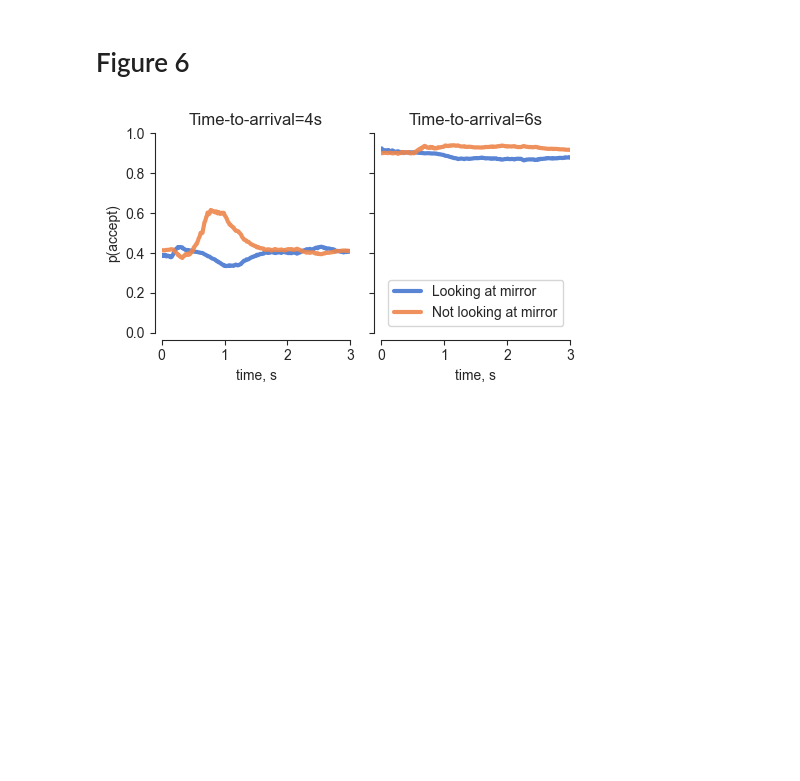
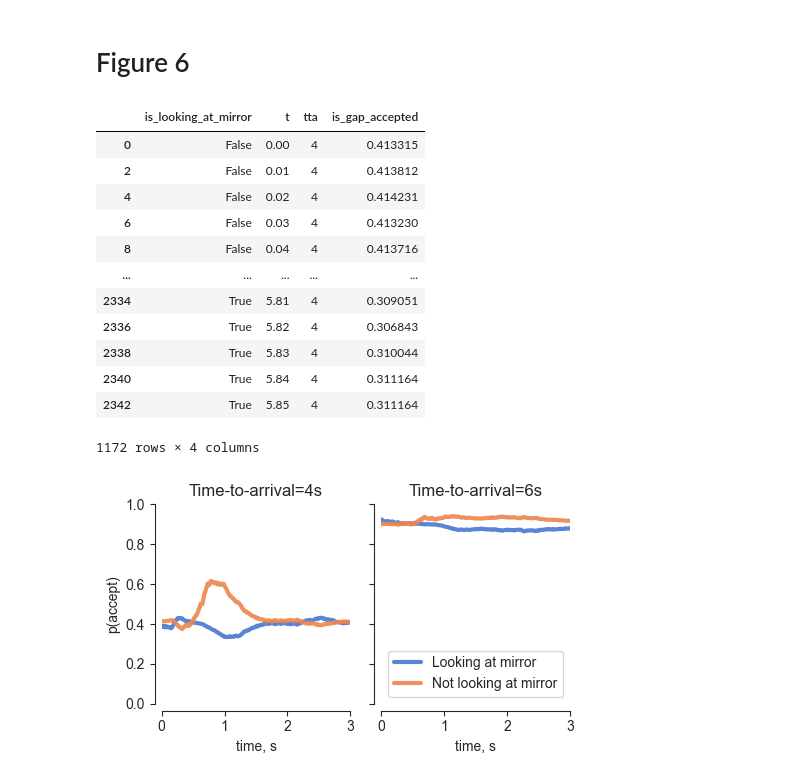
Before and after one commit to cherepaha/merging_eye_tracking, a Jupyter notebook: 02_paper_figures.ipynb, the cells around one changed output. Saved outputs shown, nothing was run; the diff lists cells and outputs as text; code cells hidden in the pictures; blank space fills up the shorter version.

```diff
--- a/02_paper_figures.ipynb
+++ b/02_paper_figures.ipynb
@@ -123,6 +150,22 @@ plt.savefig(os.path.join(output_path, "p_accept_RT.pdf"), bbox_inches="tight", d
 # Figure 6
 # %%
 mean_p_accept = data.groupby(["is_looking_at_mirror", "t", "tta"]).is_gap_accepted.mean().reset_index()
+# %%
+mean_p_accept[(mean_p_accept.tta==4)]
+# %% [output]
+|  | is_looking_at_mirror | t | tta | is_gap_accepted |
+| 0 | False | 0.00 | 4 | 0.413315 |
+| 2 | False | 0.01 | 4 | 0.413812 |
+| 4 | False | 0.02 | 4 | 0.414231 |
+| 6 | False | 0.03 | 4 | 0.413230 |
+| 8 | False | 0.04 | 4 | 0.413716 |
+| ... | ... | ... | ... | ... |
+| 2334 | True | 5.81 | 4 | 0.309051 |
+| 2336 | True | 5.82 | 4 | 0.306843 |
+| 2338 | True | 5.83 | 4 | 0.310044 |
+| 2340 | True | 5.84 | 4 | 0.311164 |
+| 2342 | True | 5.85 | 4 | 0.311164 |
+1172 rows × 4 columns
 # %%
 sns.set_palette(sns.color_palette("muted"))
 fig, axes = plt.subplots(1, 2, sharex=True, sharey=True, figsize=(5, 3))
```
Also changed, not shown: parts of 19 cells of this notebook, 3 other files.
